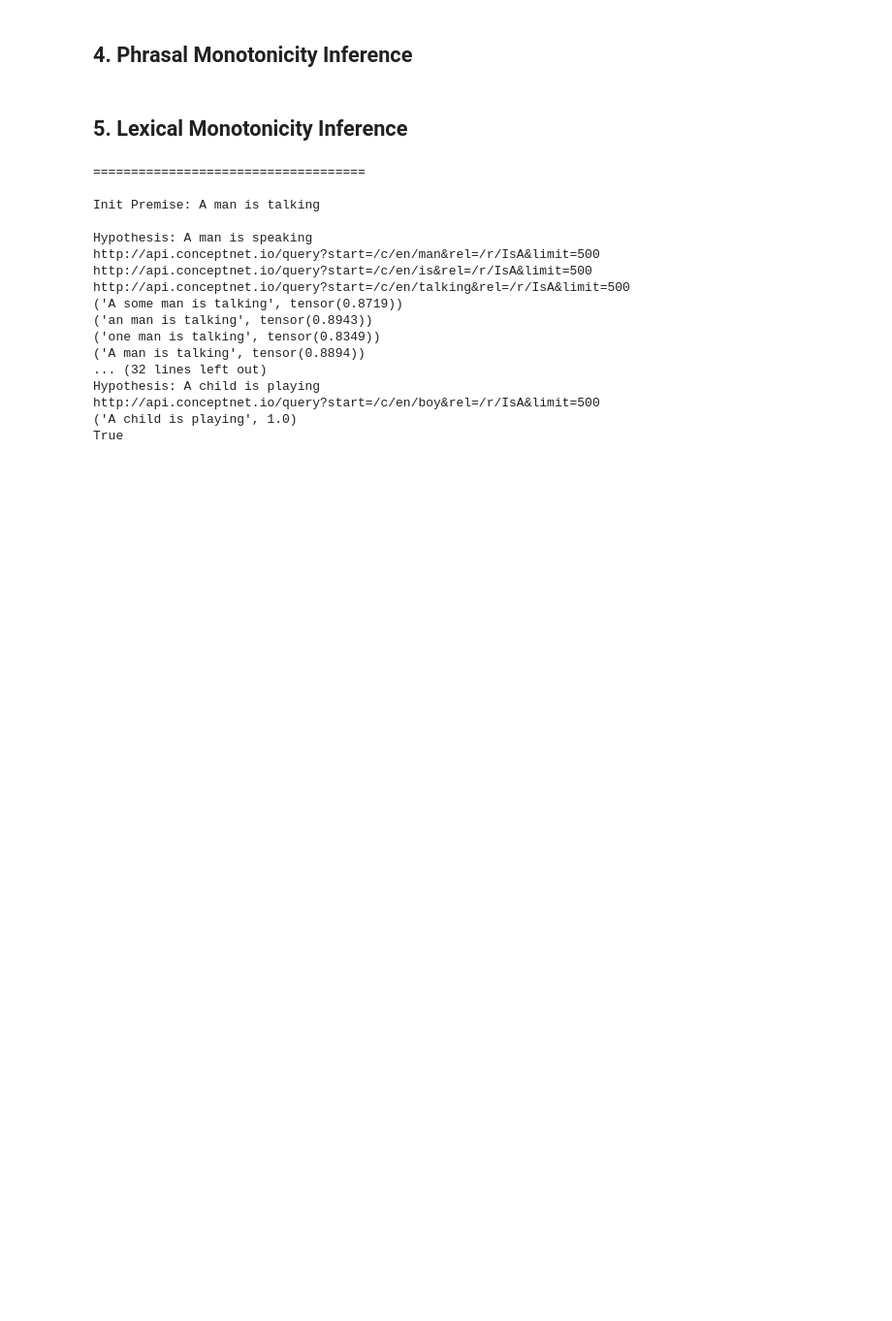
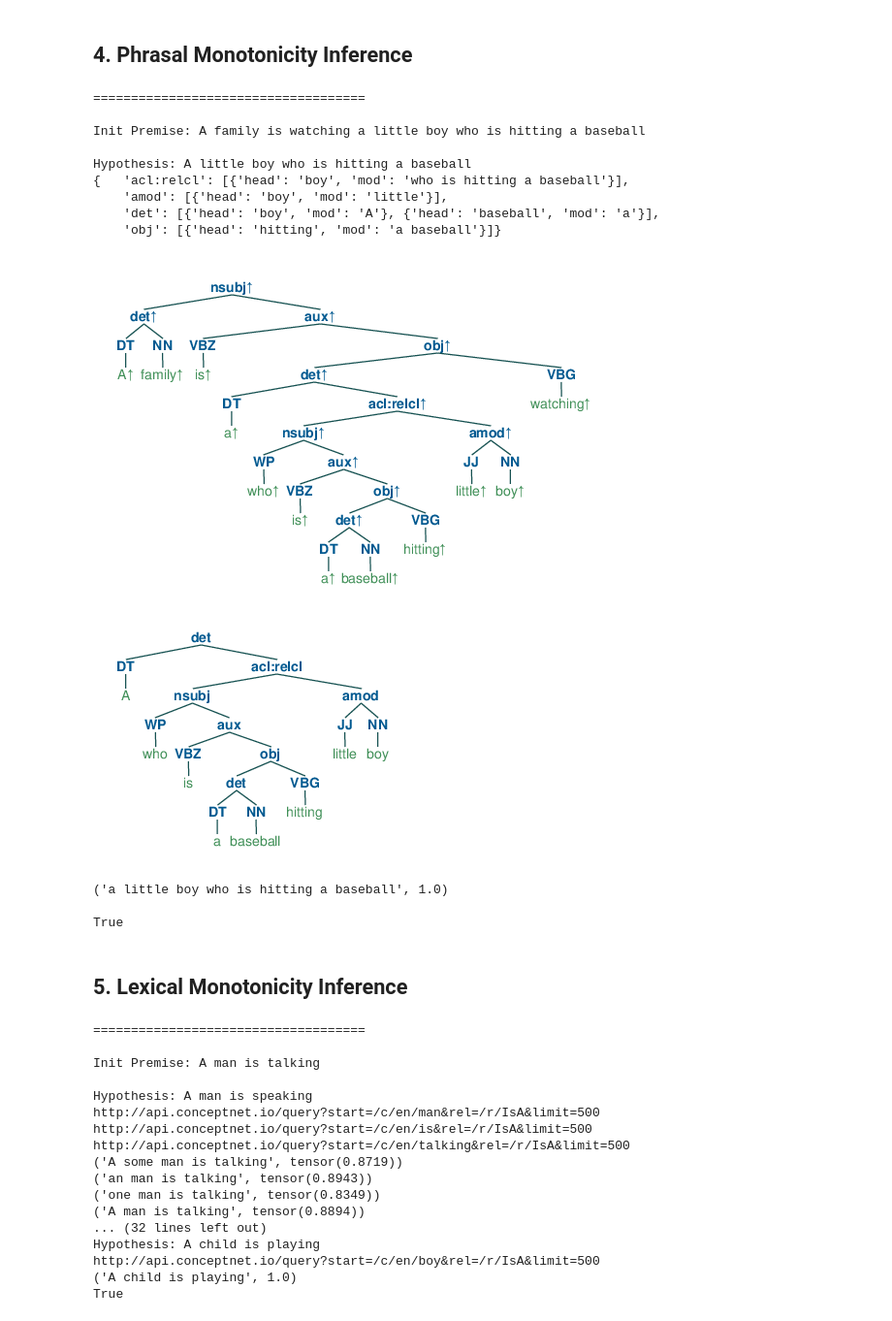
Before and after one commit to eric11eca/NeuralLog, a Jupyter notebook: src/UdepLog.ipynb, the cells around one changed output. Shown at 97% size. Cells and saved outputs as stored; diff of their text form; code cells hidden in the pictures; blank space fills up the shorter version.

```diff
--- a/src/UdepLog.ipynb
+++ b/src/UdepLog.ipynb
@@ -106,7 +106,7 @@ class PhrasalGenerator:
             "nmod:poss", "nmod:tmod", "obl:npmod",
             "acl", "advcl", "xcomp", "ccomp",
             'compound:ptr']
-        self.mod_at_right = ["obj", "appos"]
+        self.mod_at_right = ["appos"] #"obj"
         self.mod_symmetric = ["conj", "compound"]
         self.mod_special = ["nsubj"]
         self.implicative = {
@@ -429,7 +429,7 @@ class PhrasalGenerator:
                     for phrase in self.kb[rel]:
                         self.add_modifier_sent(tree, phrase['mod'], direct=0)
 
-        elif VP_rel.get(tree.val, 0) and self.implicative.get(tree.right.val):
+        if VP_rel.get(tree.val, 0) and tree.right.val == "watching":
             self.save_tree(tree=tree.left)
         if tree.is_tree:
             self.generate(tree.left)
@@ -546,6 +546,75 @@ def collect_modifiers(tree, sent_set, mod_type="NN"):
 
         collect_modifiers(tree.left, sent_set, mod_type)
         collect_modifiers(tree.right, sent_set, mod_type)
+# %%
+import pprint
+pp = pprint.PrettyPrinter(indent=4)
+
+up = ["A family is watching a little boy who is hitting a baseball."]
+up_h = ["A little boy who is hitting a baseball."]
+
+annotations = []
+phrasalGenerator = PhrasalGenerator()
+pipeline = PolarizationPipeline(verbose=0)
+for i in range(len(up)):
+    premise = up[i]
+    hypothesis = up_h[i]
+    premise = phrasalGenerator.preprocess(premise)
+    hypothesis = phrasalGenerator.preprocess(hypothesis)
+
+    tokenized = tokenizer(premise).sentences[0].words
+    tokens = [tok.text for tok in tokenized]
+
+    print("\n====================================")
+    print("\nInit Premise: " + premise)
+    print("\nHypothesis: " + hypothesis)
+
+    h_parsed, replaced = dependency_parse(hypothesis, parser="stanza")
+    h_tree, _ = pipeline.run_binarization(h_parsed, hypothesis, {})
+    pipeline.modify_replacement(h_tree, replaced)
+    phrases = {}
+    collect_modifiers(h_tree, phrases, mod_type="NN")
+    collect_modifiers(h_tree, phrases, mod_type="VB")
+    annotation = pipeline.single_polarization(premise)
+
+    phrasalGenerator.kb = phrases
+    phrasalGenerator.hypothesis = hypothesis.replace(',', '')
+    pp.pprint(phrasalGenerator.kb)
+
+    polarized = pipeline.postprocess(annotation['polarized_tree'], {})
+    btreeViz = Tree.fromstring(polarized.replace('[', '(').replace(']', ')'))
+    jupyter_draw_nltk_tree(btreeViz)
+
+    polarized = pipeline.postprocess(h_tree, {})
+    btreeViz = Tree.fromstring(polarized.replace('[', '(').replace(']', ')'))
+    jupyter_draw_nltk_tree(btreeViz)
+
+    phrasalGenerator.deptree_generate(
+        annotation['polarized_tree'],
+        annotation['annotated'], tokens)
+
+    for gen_tree in phrasalGenerator.tree_log:
+        #leaves = gen_tree[0].sorted_leaves().popkeys()
+        #sentence = ' '.join([x[0] for x in leaves])
+        print((gen_tree[1], gen_tree[2]))
+
+    print(*phrasalGenerator.sent_log, sep="\n")
+    print(phrasalGenerator.stop_critarion)
+# %% [output]
+====================================
+
+Init Premise: A family is watching a little boy who is hitting a baseball
+
+Hypothesis: A little boy who is hitting a baseball
+{   'acl:relcl': [{'head': 'boy', 'mod': 'who is hitting a baseball'}],
+    'amod': [{'head': 'boy', 'mod': 'little'}],
+    'det': [{'head': 'boy', 'mod': 'A'}, {'head': 'baseball', 'mod': 'a'}],
+    'obj': [{'head': 'hitting', 'mod': 'a baseball'}]}
+[figure, added]
+[figure, added]
+('a little boy who is hitting a baseball', 1.0)
+
+True
 # %% [markdown]
 ## 5. Lexical Monotonicity Inference
 # %%
```
Also changed, not shown: parts of 5 cells of this notebook.
